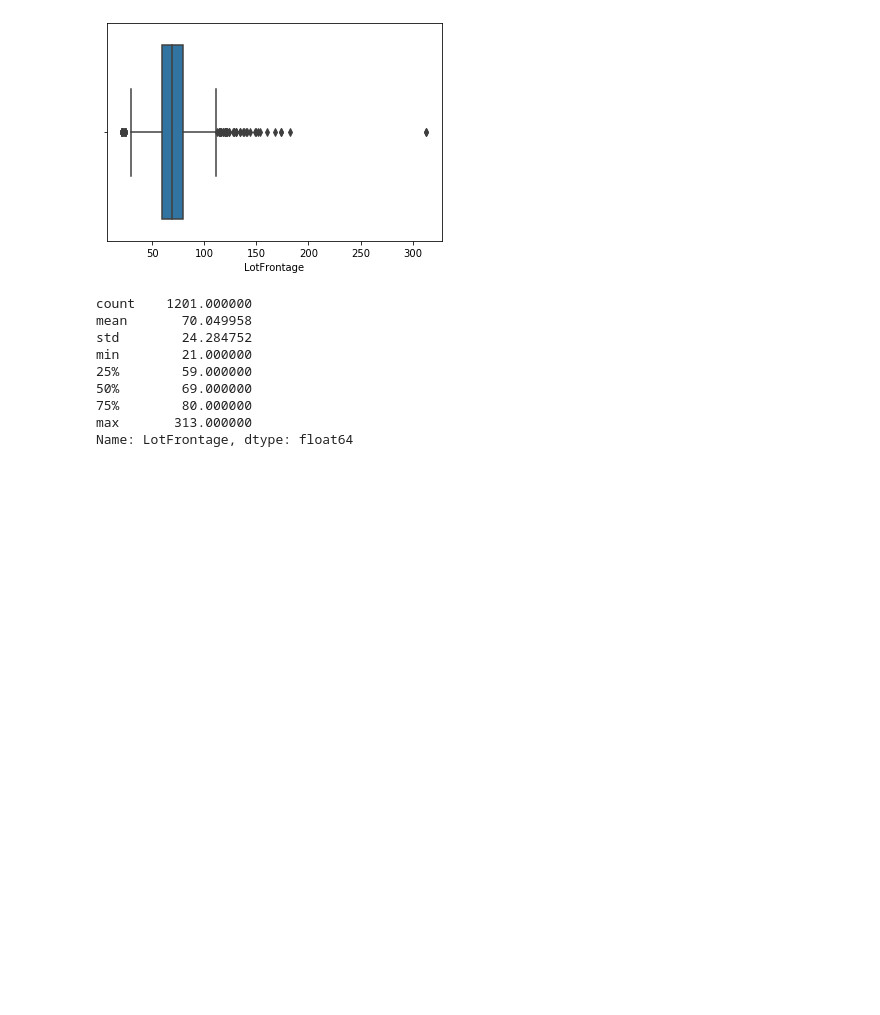
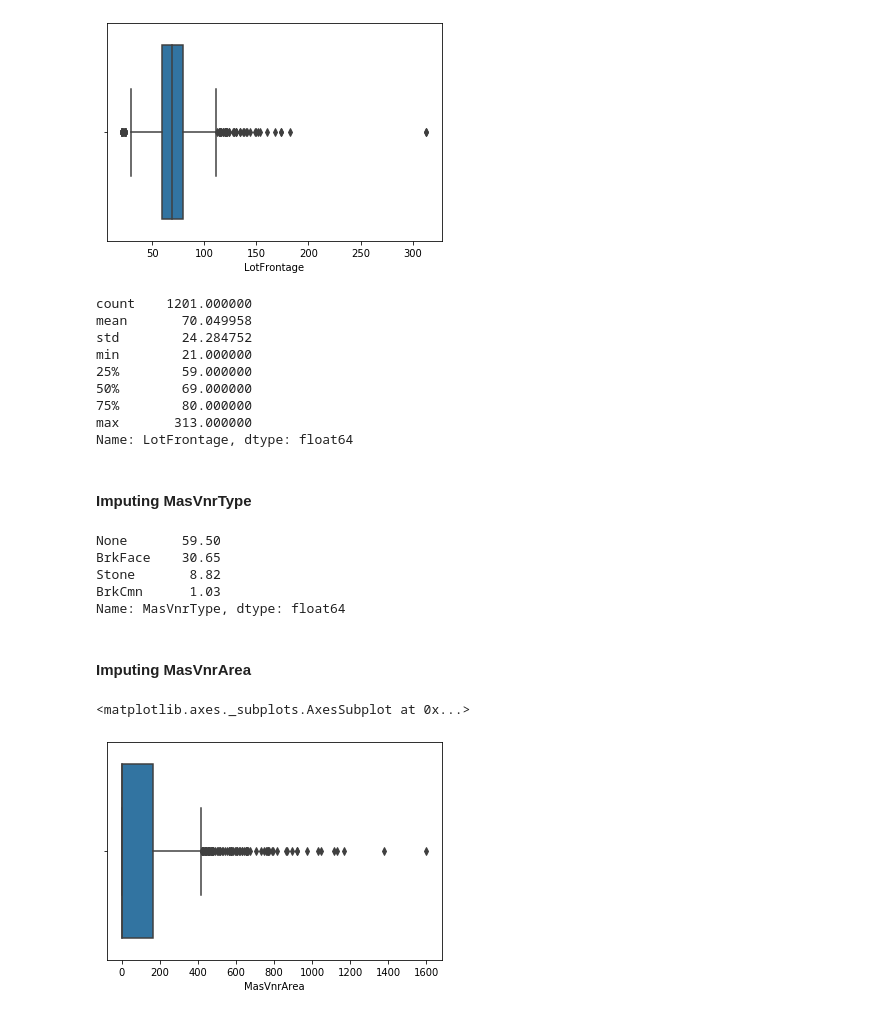
Before and after one commit to singh-manvinder/house_price_prediction, a Jupyter notebook: solution.ipynb, the cells around one changed output. Cells and saved outputs as stored; diff of their text form; code cells hidden in the pictures; blank space fills up the shorter version.

Commit message:
missing value treatment

```diff
--- a/solution.ipynb
+++ b/solution.ipynb
@@ -126,3 +129,22 @@ max       313.000000
 Name: LotFrontage, dtype: float64
 # %%
 df_housing['LotFrontage'] = df_housing['LotFrontage'].fillna(df_housing['LotFrontage'].median())
+# %% [markdown]
+#### Imputing MasVnrType
+# %%
+round(df_housing['MasVnrType'].value_counts(normalize=True) * 100, 2)
+# %% [output]
+None       59.50
+BrkFace    30.65
+Stone       8.82
+BrkCmn      1.03
+Name: MasVnrType, dtype: float64
+# %%
+df_housing['MasVnrType'] = df_housing['MasVnrType'].fillna(df_housing['MasVnrType'].mode()[0])
+# %% [markdown]
+#### Imputing MasVnrArea
+# %%
+sns.boxplot(df_housing['MasVnrArea'])
+# %% [output]
+<matplotlib.axes._subplots.AxesSubplot at 0x...>
+[figure, added]
```
Also changed, not shown: parts of 13 cells of this notebook.
